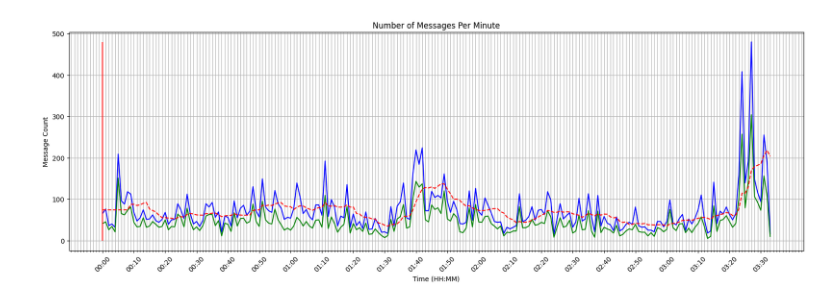
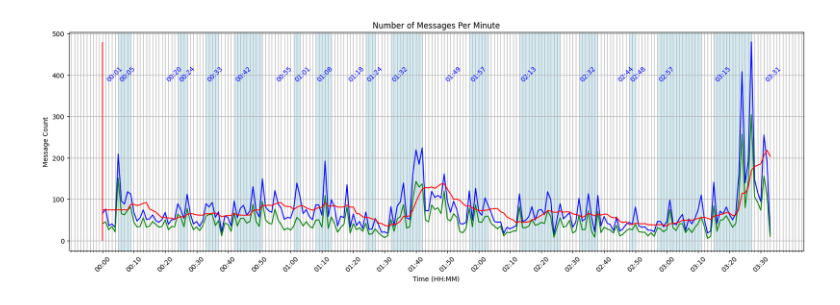
Before and after one commit to shadowkai0121/StreamResearch, a Jupyter notebook: per_minute_line.ipynb, the cells around one changed output. Cells and saved outputs as stored; diff of their text form; code cells hidden in the pictures.

```diff
--- a/per_minute_line.ipynb
+++ b/per_minute_line.ipynb
@@ -32,0 +85,22 @@ minutes_10min = total_messages_per_minute['minute'][::10]
+# %%
+range_threashold = 3
+merged_intervals = []
+previous_start, previous_end = None, None
+
+for start, end in start_end_times:
+    if previous_start is None:
+        # Initialize the first interval
+        previous_start, previous_end = start, end
+    elif start - previous_end <= range_threashold:
+        # Merge the intervals if the gap is less than threashold
+        previous_end = end
+    else:
+        # Save the previous interval and start a new one
+        merged_intervals.append((previous_start, previous_end))
+        previous_start, previous_end = start, end
+
+# Append the last interval
+if previous_start is not None:
+    merged_intervals.append((previous_start, previous_end))
+
+merged_intervals
@@ -33,21 +125,30 @@ minutes_10min = total_messages_per_minute['minute'][::10]
 # %%
+def minutes_to_hhmm(minutes):
+    hours = int(minutes // 60)
+    mins = int(minutes % 60)
+    return f'{hours:02d}:{mins:02d}'
+
 plt.figure(figsize=(20, 6))
 
 plt.plot(total_messages_per_minute['minute'], total_messages_per_minute['message_count'], label='Total Messages', color='blue')
 
 plt.plot(member_messages_per_minute['minute'], member_messages_per_minute['message_count'], label='Member Messages', color='green')
 
-plt.plot(moving_average['minute'], moving_average['message_count'], label="Moving Average", color='red', linestyle='--')
+plt.plot(moving_average['minute'], moving_average['message_count'], label="Moving Average", color='red')
+
+for start, end in merged_intervals:
+    plt.axvspan(start, end, color='lightblue', alpha=0.5)
+    plt.text(start, total_messages_per_minute['message_count'].max() * 0.8, minutes_to_hhmm(start), color='blue', fontsize=10, rotation=45)
 
 plt.vlines(0, ymin=0, ymax=total_messages_per_minute['message_count'].max(), colors='red')
 
 plt.xticks(ticks=minutes_10min, labels=time_labels_10min, rotation=45)
 plt.gca().xaxis.set_minor_locator(MultipleLocator(1))
 plt.xlabel('Time (HH:MM)')
 plt.ylabel('Message Count')
 plt.title('Number of Messages Per Minute')
 
 plt.grid(True, which='both')
 plt.show()
 # %% [output]
-[figure, old version]
+[figure, new version]
```
Also changed, not shown: parts of 3 cells of this notebook.
